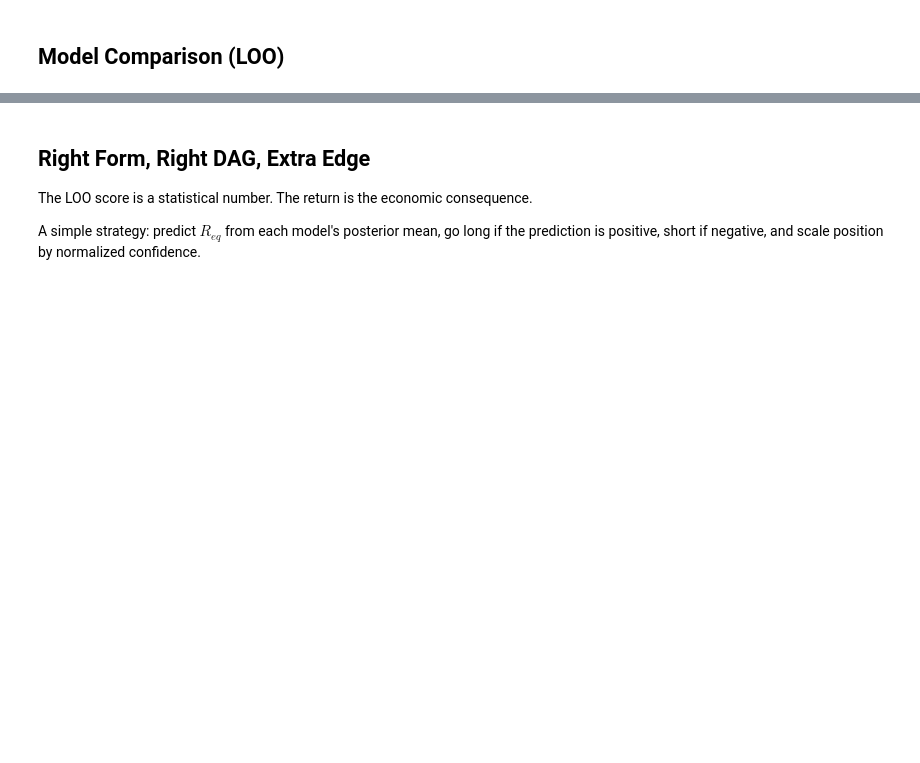
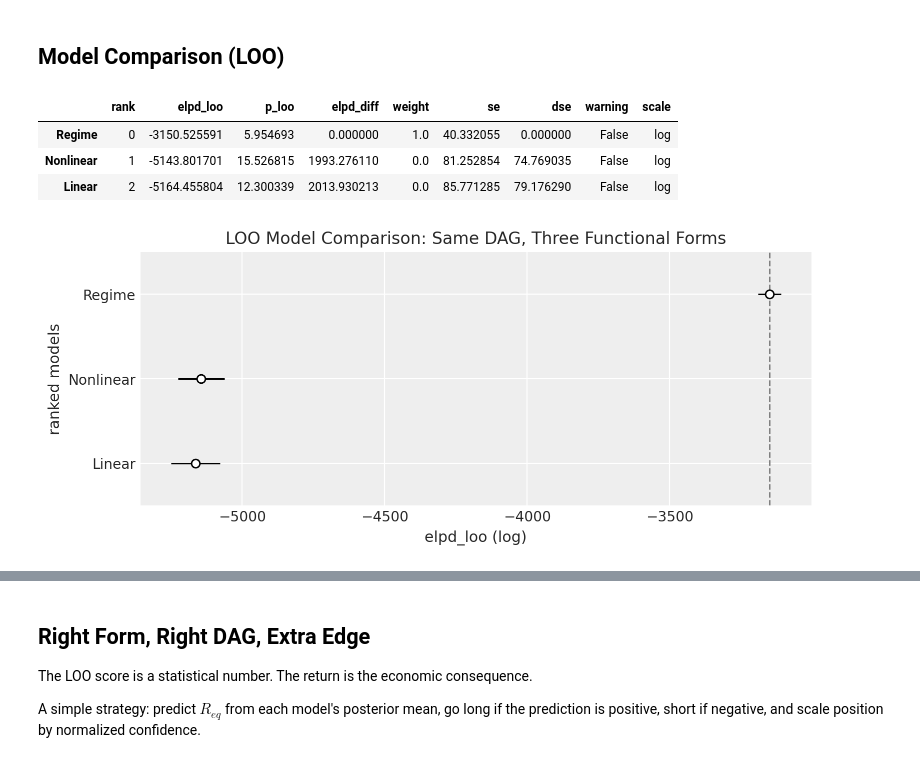
Before and after one commit to pymc-labs/congrats_you_have_a_dag, a Jupyter notebook: demo_dag1.ipynb, the cells around one changed output, grey strips where cells are left out. Drawn from its saved outputs; the diff is of its cells as text; code cells hidden in the pictures; blank space fills up the shorter version.

```diff
--- a/demo_dag1.ipynb
+++ b/demo_dag1.ipynb
@@ -188,45 +193,53 @@ with pm.Model() as model_regime:
         observed=req_vals,
     )
 # %%
-# --- Model C: Nonlinear (tanh saturation + interaction) ---
+# --- Model C: Nonlinear (tanh saturation + interaction + quadratic) ---
 with pm.Model() as model_nonlinear:
-    # DR: tanh saturation + MP*RS interaction
+    # DR: tanh saturation + MP*RS interaction + quadratic
     a1 = pm.Normal("a1", mu=0, sigma=2)
     a2 = pm.Normal("a2", mu=0, sigma=2)
     a3 = pm.Normal("a3", mu=0, sigma=2)
+    a4 = pm.Normal("a4", mu=0, sigma=1)  # quadratic term
     a_s1 = pm.HalfNormal("a_scale1", sigma=2)
     a_s2 = pm.HalfNormal("a_scale2", sigma=2)
     sigma_dr = pm.HalfNormal("sigma_dr", sigma=2)
-    dr_mu = a1 * pm.math.tanh(a_s1 * mp_vals) + a2 * pm.math.tanh(a_s2 * rs_vals) + a3 * mp_vals * rs_vals
+    dr_mu = (a1 * pm.math.tanh(a_s1 * mp_vals) + a2 * pm.math.tanh(a_s2 * rs_vals)
+             + a3 * mp_vals * rs_vals + a4 * mp_vals**2)
     pm.Normal("DR", mu=dr_mu, sigma=sigma_dr, observed=dr_vals)
 
-    # ECF: tanh saturation
+    # ECF: tanh saturation + interaction + quadratic
     b1 = pm.Normal("b1", mu=0, sigma=2)
     b2 = pm.Normal("b2", mu=0, sigma=2)
+    b3 = pm.Normal("b3", mu=0, sigma=1)  # interaction
+    b4 = pm.Normal("b4", mu=0, sigma=1)  # quadratic
     b_s1 = pm.HalfNormal("b_scale1", sigma=2)
     b_s2 = pm.HalfNormal("b_scale2", sigma=2)
     sigma_ecf = pm.HalfNormal("sigma_ecf", sigma=2)
-    ecf_mu = b1 * pm.math.tanh(b_s1 * mp_vals) + b2 * pm.math.tanh(b_s2 * mn_vals)
+    ecf_mu = (b1 * pm.math.tanh(b_s1 * mp_vals) + b2 * pm.math.tanh(b_s2 * mn_vals)
+              + b3 * mp_vals * mn_vals + b4 * mp_vals**2)
     pm.Normal("ECF", mu=ecf_mu, sigma=sigma_ecf, observed=ecf_vals)
 
-    # R_eq: linear combination
+    # R_eq: linear combination + DR*ECF interaction
     c1 = pm.Normal("c1", mu=0, sigma=2)
     c2 = pm.Normal("c2", mu=0, sigma=2)
     c3 = pm.Normal("c3", mu=0, sigma=2)
+    c4 = pm.Normal("c4", mu=0, sigma=1)  # interaction
     sigma_req = pm.HalfNormal("sigma_req", sigma=2)
-    pm.Normal("R_eq", mu=c1 * dr_vals + c2 * ecf_vals + c3 * rs_vals, sigma=sigma_req, observed=req_vals)
+    pm.Normal("R_eq", mu=c1 * dr_vals + c2 * ecf_vals + c3 * rs_vals + c4 * dr_vals * ecf_vals,
+              sigma=sigma_req, observed=req_vals)
 # %% [markdown]
 ## Sampling
 # %%
-models = {"linear": model_linear, "regime": model_regime, "nonlinear": model_nonlinear}
+models = {"Linear": model_linear, "Regime": model_regime, "Nonlinear": model_nonlinear}
 traces = {}
 
 for name, model in models.items():
     print(f"Sampling {name}...")
     with model:
         traces[name] = pm.sample(
-            draws=500, tune=1000, chains=2,
+            draws=500, tune=200, chains=2, cores=1,
             random_seed=RANDOM_SEED, target_accept=0.95,
         )
         pm.compute_log_likelihood(traces[name])
+    print(f"  -> {name} done.")
 # %% [output]
@@ -271,10 +267,20 @@ We recommend running at least 4 chains for robust computation of convergence dia
 ## Model Comparison (LOO)
 # %%
 comparison = az.compare(traces, ic="loo", var_name="R_eq")
+comparison.to_csv(os.path.join(FIG_DIR, "loo_comparison.csv"))
 comparison
+# %% [output]
+|  | rank | elpd_loo | p_loo | elpd_diff | weight | se | dse | warning | scale |
+| Regime | 0 | -3150.525591 | 5.954693 | 0.000000 | 1.0 | 40.332055 | 0.000000 | False | log |
+| Nonlinear | 1 | -5143.801701 | 15.526815 | 1993.276110 | 0.0 | 81.252854 | 74.769035 | False | log |
+| Linear | 2 | -5164.455804 | 12.300339 | 2013.930213 | 0.0 | 85.771285 | 79.176290 | False | log |
 # %%
-fig, ax = plt.subplots(figsize=(8, 3))
+fig, ax = plt.subplots(figsize=(8, 3.5))
 az.plot_compare(comparison, ax=ax, insample_dev=False)
-ax.set_title("LOO Model Comparison: Same DAG, Three Functional Forms")
+ax.set_title("LOO Model Comparison: Same DAG, Three Functional Forms", fontsize=12)
 plt.tight_layout()
+fig.savefig(os.path.join(FIG_DIR, "fig2_loo_comparison.png"), dpi=150, bbox_inches="tight")
+plt.show()
+# %% [output]
+[figure, added]
 # %%
```
Also changed, not shown: parts of 10 cells of this notebook, 9 other files.
